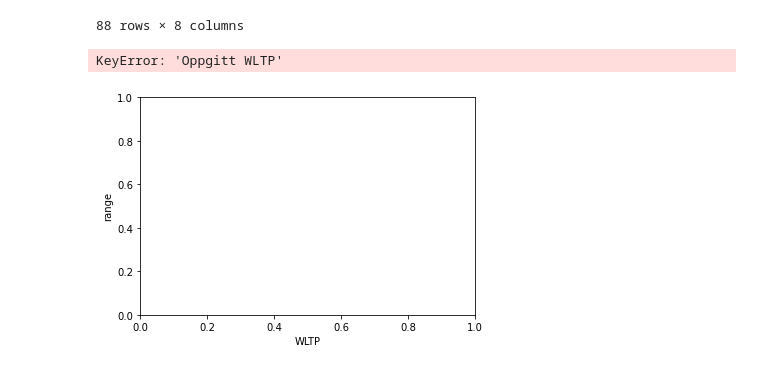
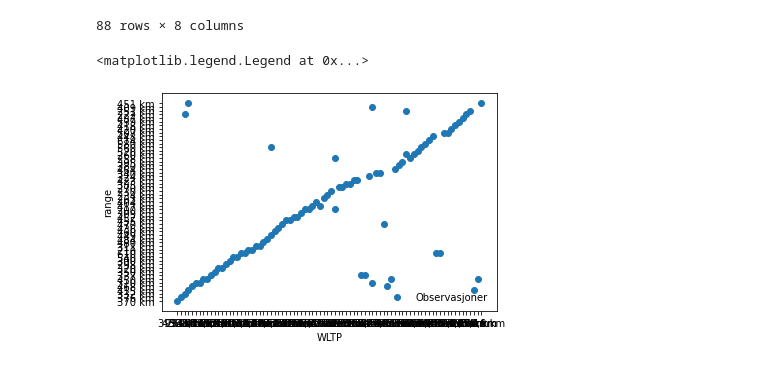
Before and after one commit to eso086/sok-1005-v22, a Jupyter notebook: Mappe5/WLTPnew.ipynb, the cells around one changed output. Cells and saved outputs as stored; diff of their text form; code cells hidden in the pictures.

```diff
--- a/Mappe5/WLTPnew.ipynb
+++ b/Mappe5/WLTPnew.ipynb
@@ -115,16 +114,17 @@ import pandas as pd
 from skimpy import clean_columns # kommer ikke videre fordi colnames ikke kan cleanes.
 # %%
 from matplotlib import pyplot as plt
+import numpy as np
 
 fig,ax=plt.subplots()
 
 #adding axis lables:
 ax.set_ylabel('range')
 ax.set_xlabel('WLTP')
 
 #plotting the function:
-ax.scatter(g_df["Oppgitt WLTP"], g_df['Rekkevidde i testen'],  label='Observasjoner')
+ax.scatter(g_df["Rekkevidde i testen"], g_df['Oppgitt WLTP'],  label='Observasjoner')
 ax.legend(loc='lower right',frameon=False)
 # %% [output]
-KeyError: 'Oppgitt WLTP'
+<matplotlib.legend.Legend at 0x...>
-[figure, old version]
+[figure, new version]
```
Also changed, not shown: parts of 9 cells of this notebook, 1 other file.
